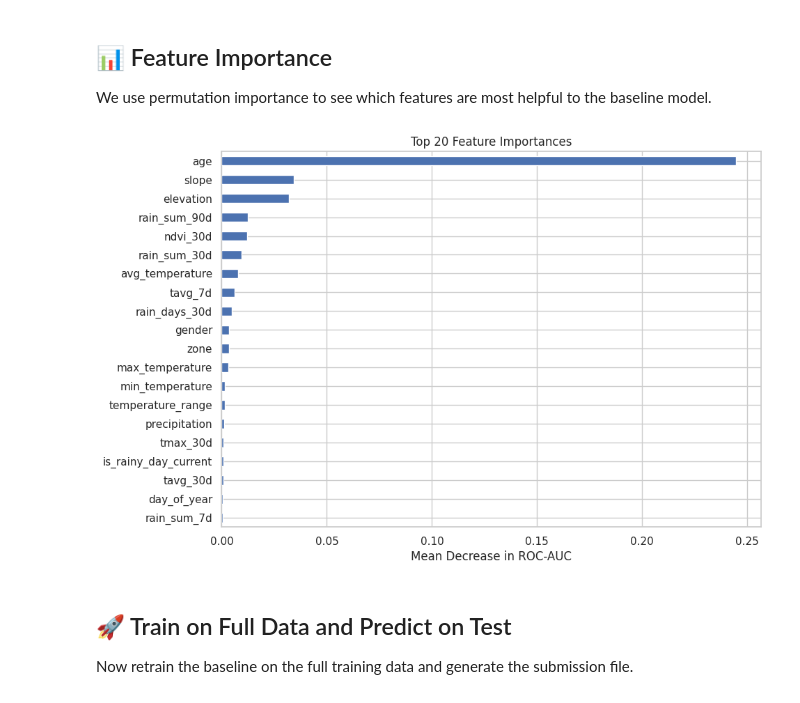
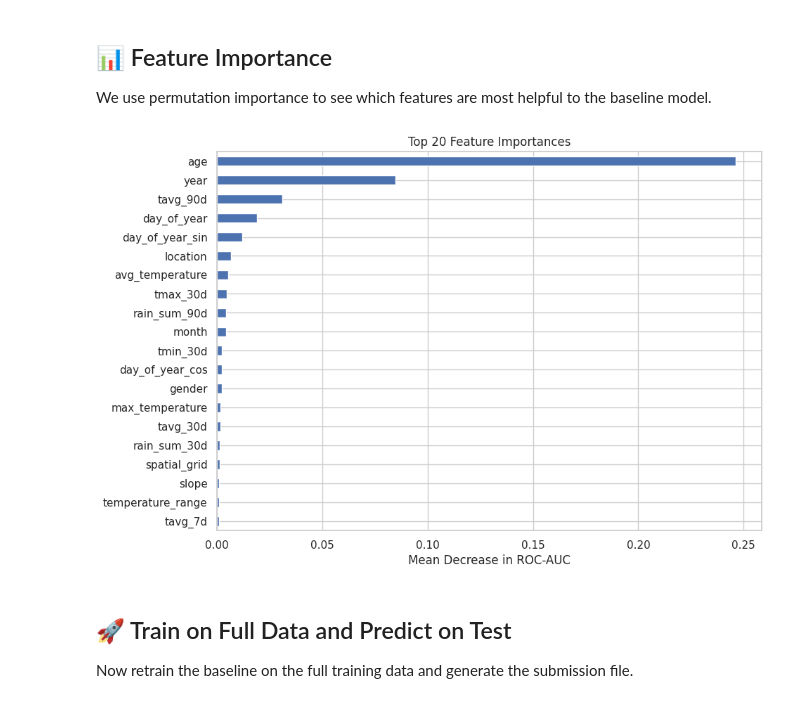
Before and after one commit to Henintsoaaa/climaite-health, a Jupyter notebook: climate_health_starter_notebook_.ipynb, the cells around one changed output. Cells and saved outputs as stored; diff of their text form; code cells hidden in the pictures.

```diff
--- a/climate_health_starter_notebook_.ipynb
+++ b/climate_health_starter_notebook_.ipynb
@@ -274,7 +322,7 @@ We use Logistic Regression as a simple and interpretable baseline.
 
 Because the challenge metric includes both **F1** and **ROC-AUC**, this is a good baseline model to start with before trying stronger methods such as Random Forest, LightGBM, XGBoost, or CatBoost.
 # %%
-## Drop location from categorical features
-categorical_features.remove("location")
+# Keep location: it is evaluated as a categorical spatial feature.
+print("Spatial categorical feature retained:", "location" in categorical_features)
 categorical_features
 # %% [output]
@@ -282,6 +331,6 @@ categorical_features
 # %%
-## Check if latitude and longitude are in numerical features and drop them
-numeric_features.remove("latitude")
-numeric_features.remove("longitude")
+# Keep latitude and longitude so their predictive value can be measured.
+print("Latitude retained:", "latitude" in numeric_features)
+print("Longitude retained:", "longitude" in numeric_features)
 numeric_features
 # %% [output]
@@ -553,38 +796,78 @@ plt.show()
 
 We use permutation importance to see which features are most helpful to the baseline model.
 # %%
-# Entraîner le meilleur pipeline avant de calculer les importances
-best_pipeline.fit(X, y)
+from sklearn.base import clone
 
-# Visualisation des importances des caractéristiques
+# Identifier correctement les variables catégorielles et numériques
+importance_categorical = [
+    column for column in X.columns
+    if not pd.api.types.is_numeric_dtype(X[column])
+]
+
+importance_numeric = [
+    column for column in X.columns
+    if pd.api.types.is_numeric_dtype(X[column])
+]
+
+importance_preprocessor = ColumnTransformer(
+    transformers=[
+        (
+            "cat",
+            Pipeline([
+                ("imputer", SimpleImputer(strategy="most_frequent")),
+                ("onehot", OneHotEncoder(handle_unknown="ignore"))
+            ]),
+            importance_categorical
+        ),
+        (
+            "num",
+            Pipeline([
+                ("imputer", SimpleImputer(strategy="median")),
+                ("scaler", StandardScaler())
+            ]),
+            importance_numeric
+        )
+    ]
+)
+
+# Reconstruire le pipeline avec le meilleur modèle
+importance_pipeline = Pipeline([
+    ("preprocess", importance_preprocessor),
+    ("model", clone(best_pipeline.named_steps["model"]))
+])
+
+# Entraîner le pipeline corrigé
+importance_pipeline.fit(X, y)
+
+# Calculer les importances par permutation
 result = permutation_importance(
-    best_pipeline,
+    importance_pipeline,
     X,
     y,
     n_repeats=10,
     random_state=42,
     n_jobs=-1,
     scoring="roc_auc"
 )
 
 importances = pd.Series(
     result.importances_mean,
     index=X.columns
 )
 
 (
     importances
     .sort_values(ascending=False)
     .head(20)
     .sort_values()
     .plot(kind="barh", figsize=(10, 7))
 )
 
 plt.title("Top 20 Feature Importances")
 plt.xlabel("Mean Decrease in ROC-AUC")
 plt.show()
 # %% [output]
-[figure, old version]
+[figure, new version]
 # %% [markdown]
 
 ## 🚀 Train on Full Data and Predict on Test
```
Also changed, not shown: parts of 13 cells of this notebook.
